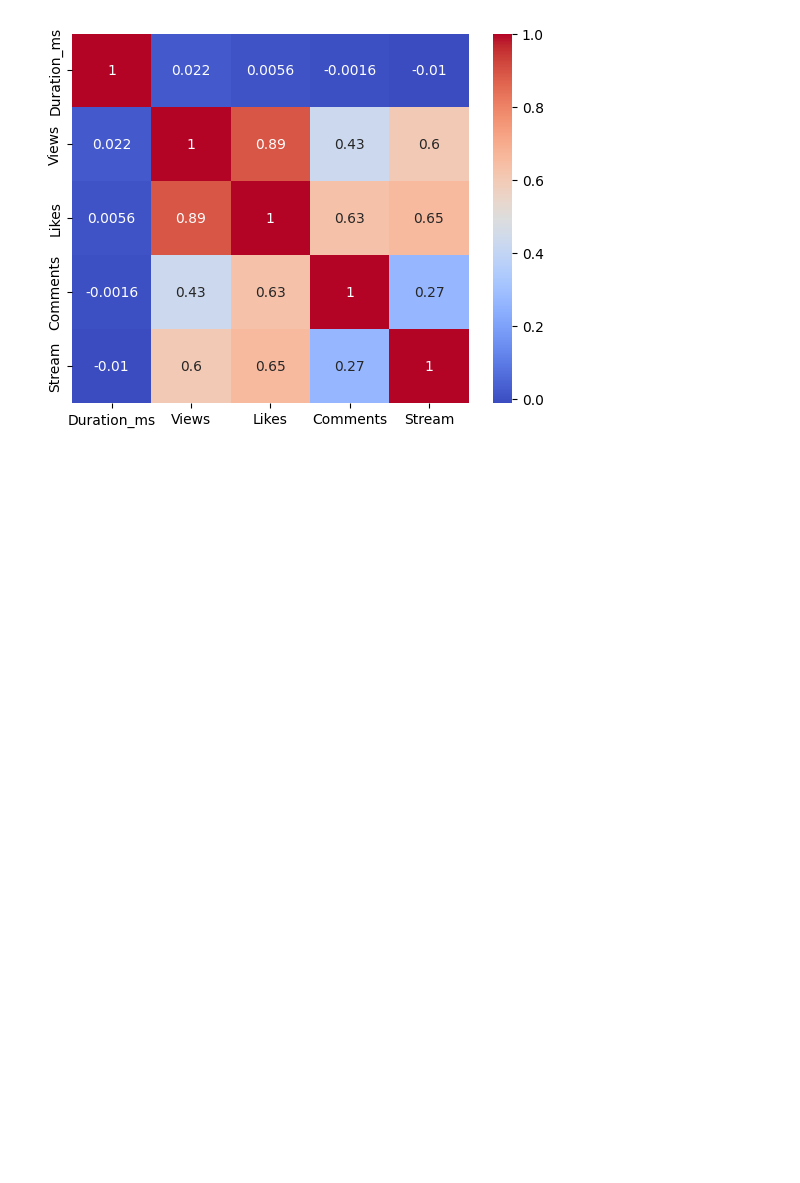
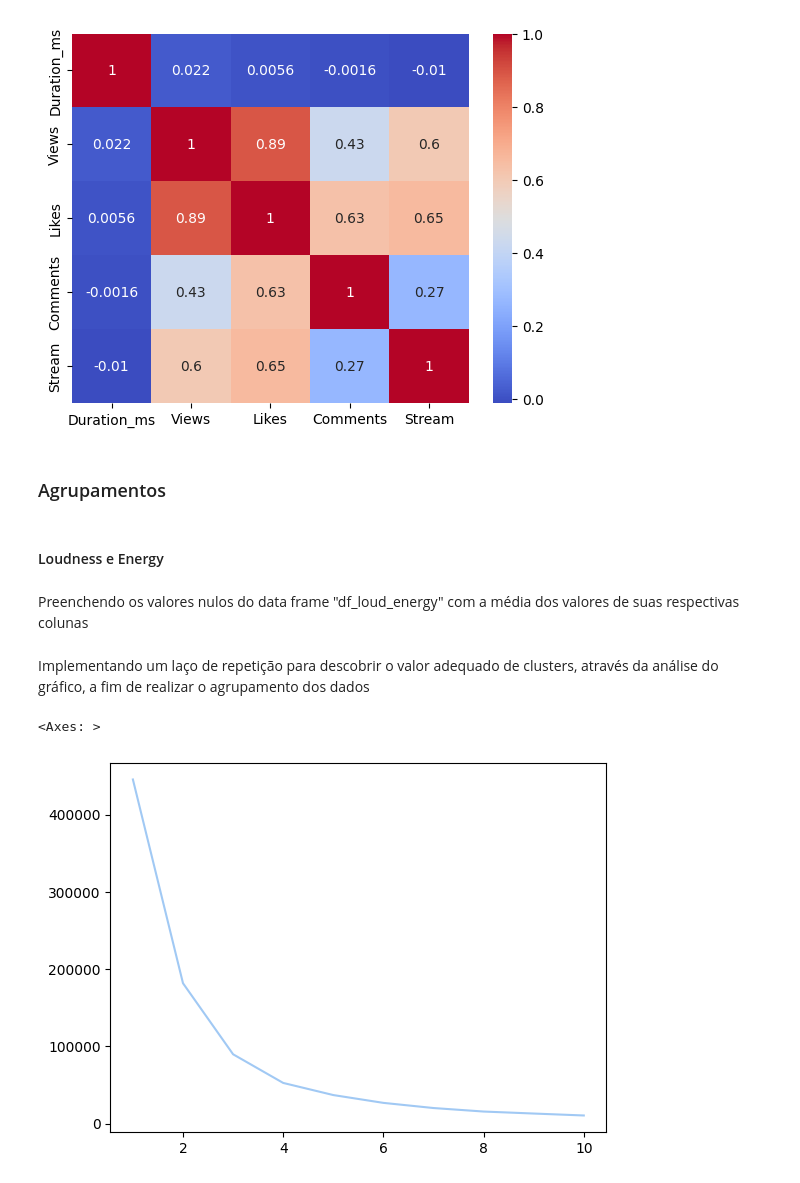
Before and after one commit to sylrod569/Projeto-ICD---An-lise-de-Dados-do-Spotify-Youtube, a Jupyter notebook: Projeto_ICD.ipynb, the cells around one changed output. Saved outputs shown, nothing was run; the diff lists cells and outputs as text; code cells hidden in the pictures; blank space fills up the shorter version.

Commit message:
iniciado o agrupamento dos dados

```diff
--- a/tratamento_de_dados.ipynb
+++ b/Projeto_ICD.ipynb
@@ -358,3 +359,26 @@ sns.heatmap(correlacao_matriz, annot=True, cmap='coolwarm')
 plt.show()
 # %% [output]
 [figure]
+# %% [markdown]
+### Agrupamentos
+# %% [markdown]
+#### Loudness e Energy
+# %% [markdown]
+Preenchendo os valores nulos do data frame "df_loud_energy" com a média dos valores de suas respectivas colunas
+# %%
+df_loud_energy = df_spotify_youtube[['Loudness','Energy']]
+df_loud_energy = df_loud_energy.fillna(df_loud_energy.mean())
+# %% [markdown]
+Implementando um laço de repetição para descobrir o valor adequado de clusters, através da análise do gráfico, a fim de realizar o agrupamento dos dados
+# %%
+inertias = []
+
+for i in range(1, 11):
+    kmeans = KMeans(n_clusters=i)
+    kmeans.fit(df_loud_energy)
+    inertias.append(kmeans.inertia_)
+
+sns.lineplot(x=range(1,11), y=inertias)
+# %% [output]
+<Axes: >
+[figure, added]
```
Also changed, not shown: parts of 11 cells of this notebook.
